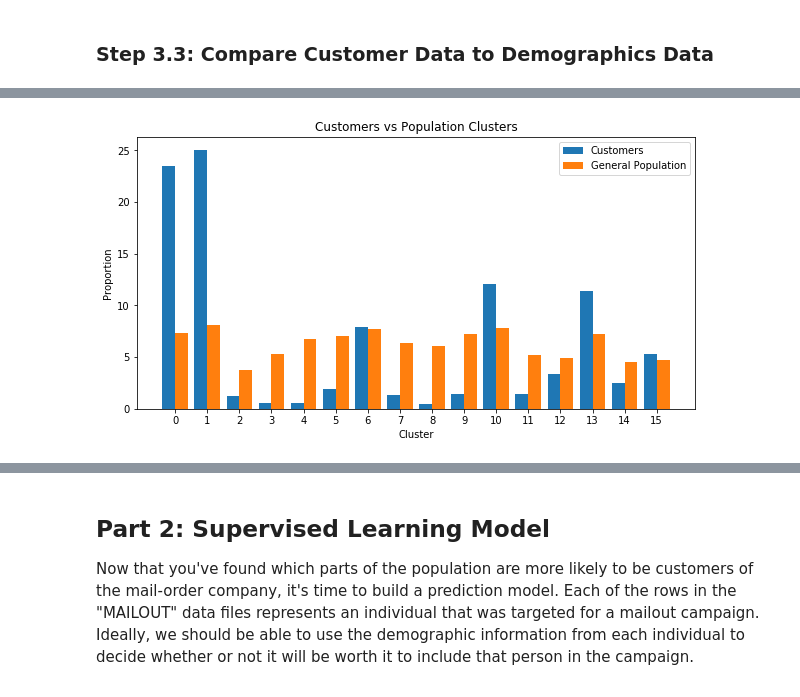
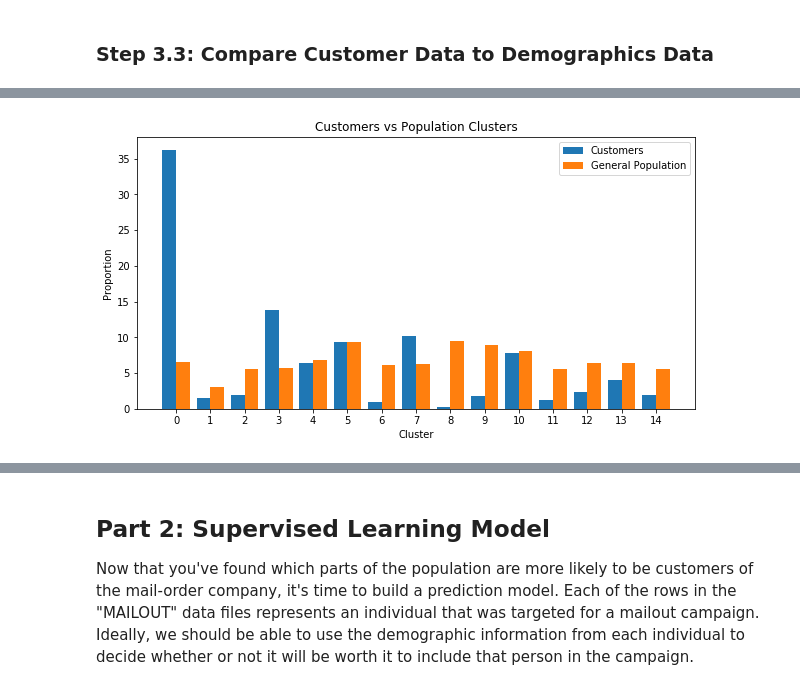
Before and after one commit to santamm/Customer-Segmentation, a Jupyter notebook: Arvato Project Workbook.ipynb, the cells around one changed output, grey strips where cells are left out. Cells and saved outputs as stored; diff of their text form; code cells hidden in the pictures.

```diff
--- a/Arvato Project Workbook.ipynb
+++ b/Arvato Project Workbook.ipynb
@@ -1282,7 +1297,7 @@ def apply_KMeans(df_pca, n_clusters):
 
     return pop_labels, pop_centroids, kmeans_model
 
-gen_labels, gen_centroids, k_model = apply_KMeans(azdias_pca, 16)
+gen_labels, gen_centroids, k_model = apply_KMeans(azdias_pca, 15)
 # %%
 # Save to file in the current working directory
 pkl_filename = "kmeans.pkl"
@@ -1319,6 +1334,6 @@ customers.shape
 # %%
-customers_transformed = transform_features_transform(customers)
-cust_pca = pca.transform(customers)
+customers_transformed = features_transformer.transform(customers)
+cust_pca = pca.transform(customers_transformed)
 
 customer_labels = k_model.predict(cust_pca)
 customer_centroids = k_model.cluster_centers_
@@ -1334,33 +1348,33 @@ array([0.07322783, 0.08090054, 0.03748603, 0.05286401, 0.06771845,
 # %%
 # Compare the proportion of data in each cluster for the customer data to the
 # proportion of data in each cluster for the general population.
-n_clusters=16
+n_clusters=15
 plt.figure(figsize=(10,5))
 # These are the "Tableau 20" colors as RGB.
 tableau20 = [(31, 119, 180), (174, 199, 232), (255, 127, 14), (255, 187, 120),
              (44, 160, 44), (152, 223, 138), (214, 39, 40), (255, 152, 150),
              (148, 103, 189), (197, 176, 213), (140, 86, 75), (196, 156, 148),
              (227, 119, 194), (247, 182, 210), (127, 127, 127), (199, 199, 199),
              (188, 189, 34), (219, 219, 141), (23, 190, 207), (158, 218, 229)]
 
 # Scale the RGB values to the [0, 1] range, which is the format matplotlib accepts.
 for i in range(len(tableau20)):
     r, g, b = tableau20[i]
     tableau20[i] = (r / 255., g / 255., b / 255.)
 
 population_bins = 100 * np.bincount(gen_labels)/len(gen_labels)
 customer_bins = 100 * np.bincount(customer_labels)/len(customer_labels)
 clusters = [x for x in range(0,n_clusters)]
 ax = plt.subplot(111)
 w=0.4
 ax.bar(x=np.array(clusters)-0.2, height=customer_bins, width=w, color=tableau20[0])
 ax.bar(x=np.array(clusters)+0.2, height=population_bins, width=w, color=tableau20[2])
 plt.ylabel('Proportion')
 plt.xlabel('Cluster')
 plt.xticks(clusters)
 plt.legend(['Customers', 'General Population'])
 plt.title('Customers vs Population Clusters')
 plt.show()
 # %% [output]
-[figure, old version]
+[figure, new version]
 # %% [markdown]
```
Also changed, not shown: parts of 55 cells of this notebook.
